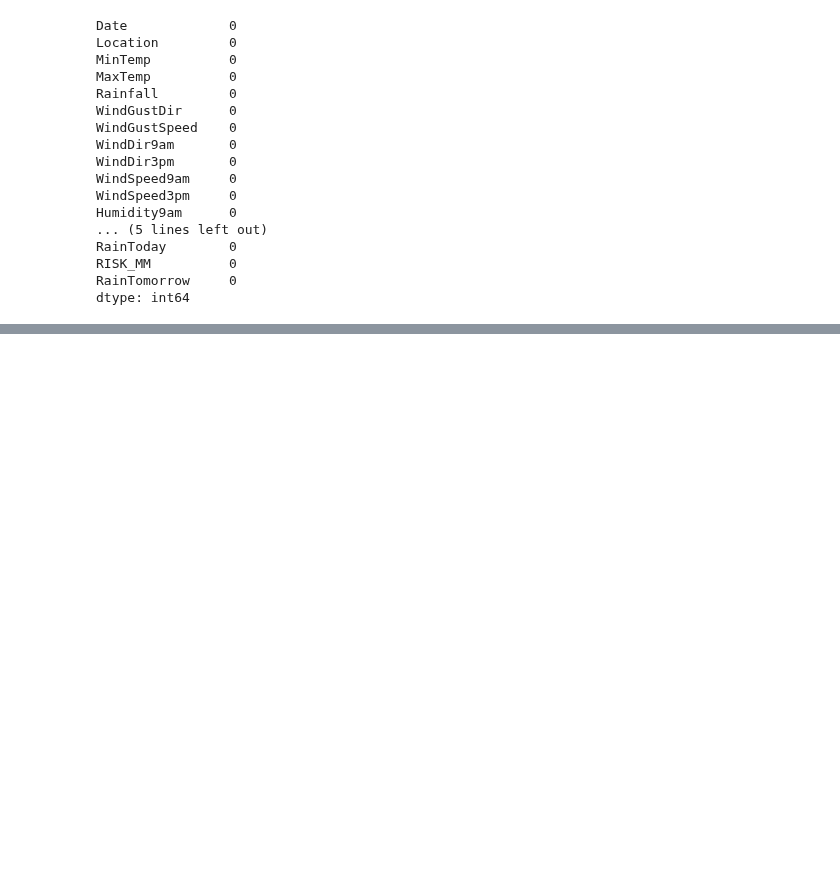
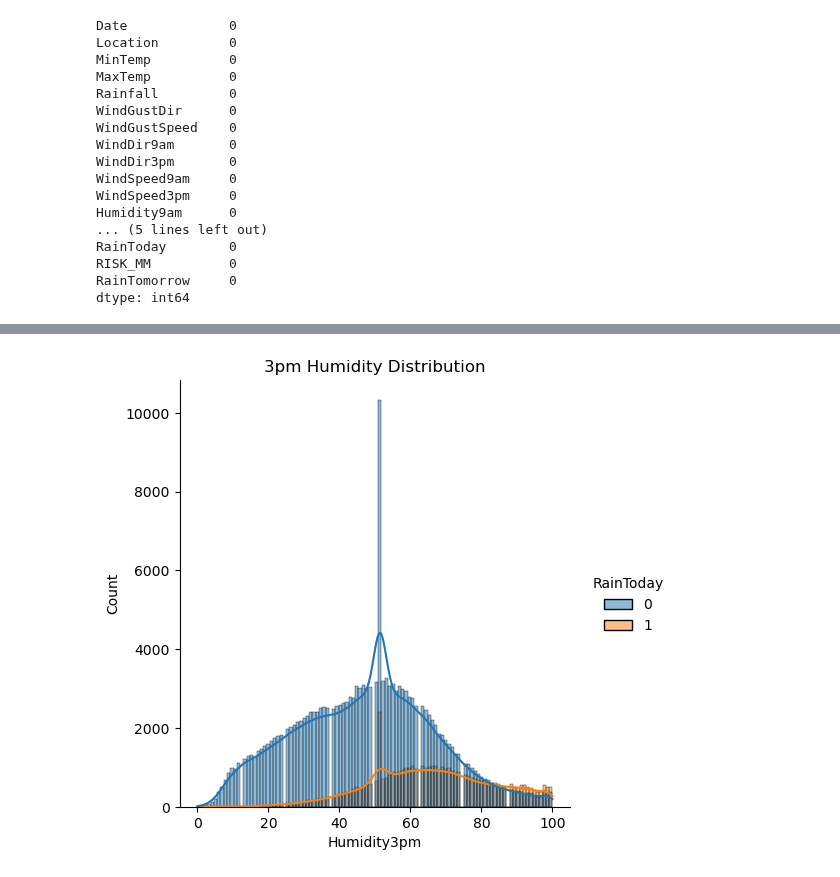
Before and after one commit to silva-nick/STATS402-Final, a Jupyter notebook: lstm.ipynb, the cells around one changed output, grey strips where cells are left out. Drawn from its saved outputs; the diff is of its cells as text; code cells hidden in the pictures; blank space fills up the shorter version.

```diff
--- a/lstm.ipynb
+++ b/lstm.ipynb
@@ -132,0 +180,6 @@ dtype: int64
+# %%
+sns.displot(df, x='Humidity3pm', hue='RainToday', kde=True)
+plt.title("3pm Humidity Distribution")
+plt.show()
+# %% [output]
+[figure, added]
```
Also changed, not shown: parts of 8 cells of this notebook.
